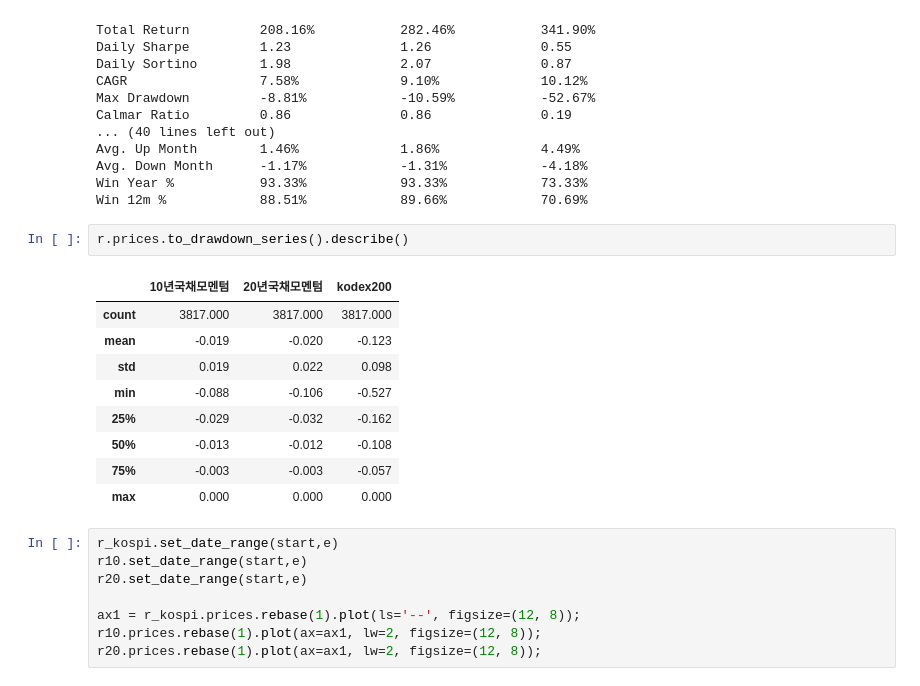
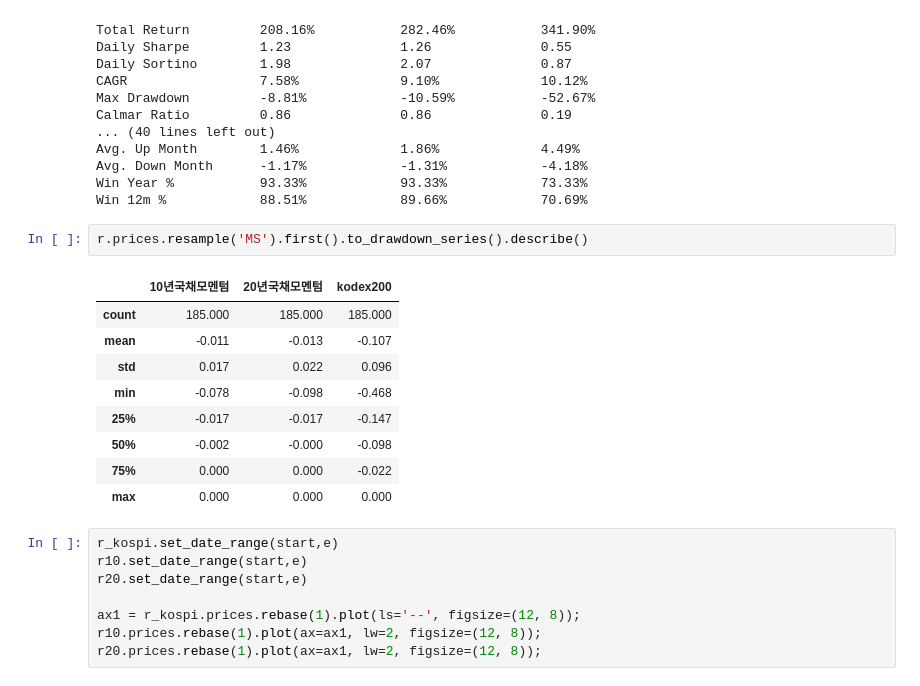
Before and after one commit to hermian/startetf, a Jupyter notebook: 2.33_주식채권현금_평균모멘텀스코어_분산투자.ipynb, the cells around one changed output. Saved outputs shown, nothing was run; the diff lists cells and outputs as text.

```diff
--- a/2.33_주식채권현금_평균모멘텀스코어_분산투자.ipynb
+++ b/2.33_주식채권현금_평균모멘텀스코어_분산투자.ipynb
@@ -205,16 +205,16 @@ Avg. Down Month      -1.17%            -1.31%            -4.18%
 Win Year %           93.33%            93.33%            73.33%
 Win 12m %            88.51%            89.66%            70.69%
 # %%
-r.prices.to_drawdown_series().describe()
+r.prices.resample('MS').first().to_drawdown_series().describe()
 # %% [output]
 |  | 10년국채모멘텀 | 20년국채모멘텀 | kodex200 |
-| count | 3817.000 | 3817.000 | 3817.000 |
-| mean | -0.019 | -0.020 | -0.123 |
-| std | 0.019 | 0.022 | 0.098 |
-| min | -0.088 | -0.106 | -0.527 |
-| 25% | -0.029 | -0.032 | -0.162 |
-| 50% | -0.013 | -0.012 | -0.108 |
-| 75% | -0.003 | -0.003 | -0.057 |
+| count | 185.000 | 185.000 | 185.000 |
+| mean | -0.011 | -0.013 | -0.107 |
+| std | 0.017 | 0.022 | 0.096 |
+| min | -0.078 | -0.098 | -0.468 |
+| 25% | -0.017 | -0.017 | -0.147 |
+| 50% | -0.002 | -0.000 | -0.098 |
+| 75% | 0.000 | 0.000 | -0.022 |
 | max | 0.000 | 0.000 | 0.000 |
 # %%
 r_kospi.set_date_range(start,e)
```
